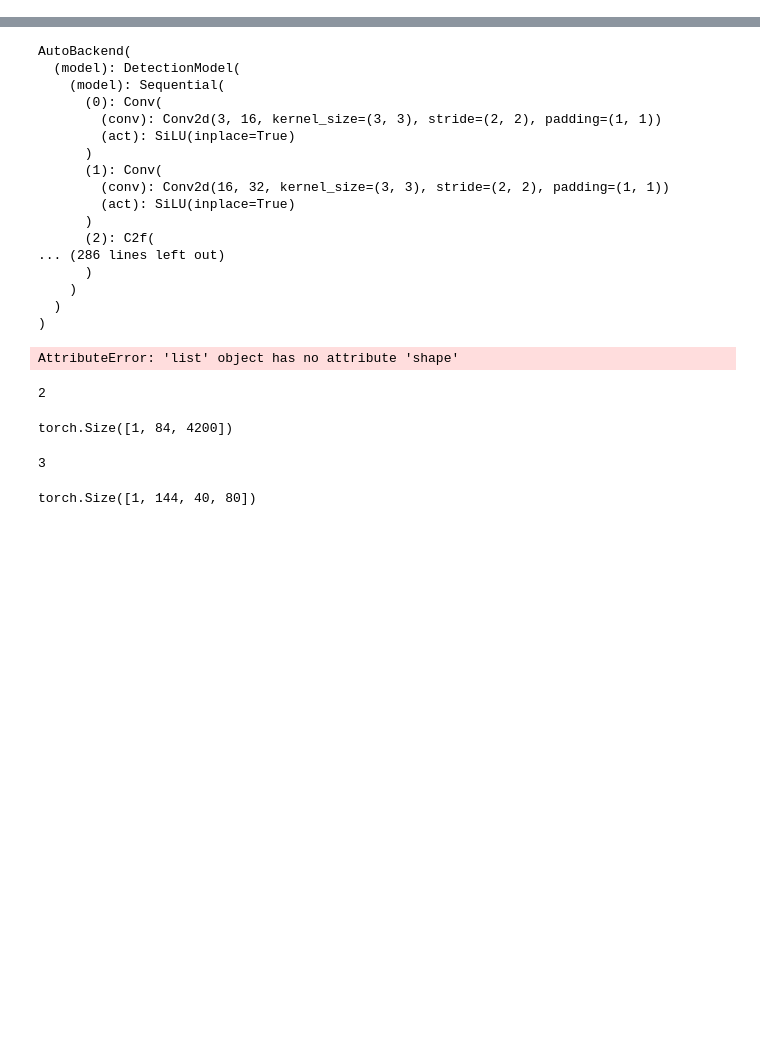
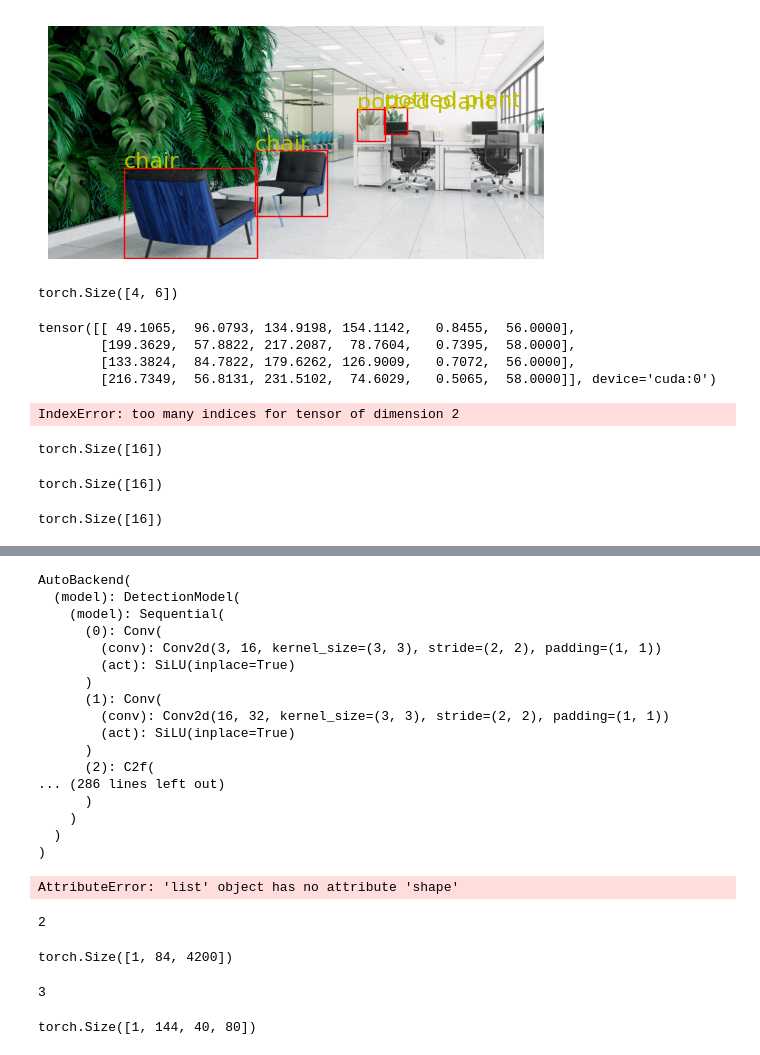
Before and after one commit to Jumabek/luqmon_tracking, a Jupyter notebook: examples/notebook.ipynb, the cells around one changed output, grey strips where cells are left out. Cells and saved outputs as stored; diff of their text form; code cells hidden in the pictures; blank space fills up the shorter version.

```diff
--- a/examples/notebook.ipynb
+++ b/examples/notebook.ipynb
@@ -89,8 +87,13 @@ args = vars(opt)
 # %%
+
+from ultralytics import yolo
+args = {'yolo_model': 'yolov8n', 'reid_model': Path('/home/juma/code/luqmon_tracking/examples/weights/mobilenetv2_x1_4_dukemtmcreid.pt'), 'tracking_method': 'deepocsort', 'source': '/home/juma/code/luqmon_tracking/examples/aiworkspace.jpg',
+        'imgsz': [640], 'conf': 0.5, 'iou': 0.7, 'device': '', 'show': True, 'save': False, 'classes': None, 'project': '/home/juma/code/luqmon_tracking/runs/track', 'name': 'exp', 'exist_ok': False, 'half': False, 'vid_stride': 1, 'hide_label': False, 'hide_conf': False, 'save_txt': False, 'save_id_crops': False, 'save_mot': False}
+
 model = YOLO(args['yolo_model'] if 'v8' in str(
     args['yolo_model']) else 'yolov8n')
 overrides = model.overrides.copy()
-model.predictor = TASK_MAP[model.task][3](
+model.predictor = yolo.v8.detect.DetectionPredictor(
     overrides=overrides, _callbacks=model.callbacks)
 
 # extract task predictor
@@ -147,5 +150,10 @@ for frame_idx, batch in enumerate(predictor.dataset):
 
     # Inference
     with predictor.profilers[1]:
-        preds = model(im, im0s)
+        preds = model(im, im0s)  # MODIFIED to return FeatureMap
+
+    # Postprocess moved to MultiYolo
+    with predictor.profilers[2]:
+        predictor.results = model.postprocess(
+            path, preds, im, im0s, predictor)  # MODIFIED to return FeatureMapBBoxes
 # %% [output]
@@ -188,0 +178,65 @@ last layer type
+# %%
+# Define the bounding box coordinates
+import matplotlib.patches as patches
+
+# Create a figure and axes
+fig, ax = plt.subplots(1)
+ax.imshow(im0s[0])
+
+boxes = [[392.85, 728.63, 1079.4, 1192.9],
+         [1594.9, 423.06, 1737.7, 590.08],
+         [1067.1, 638.26, 1437.0, 975.21],
+         [1733.9, 414.50, 1852.1, 556.82]]
+class_ids = [56, 58, 56, 58]
+class_labels = [predictor.results[0].names[i] for i in class_ids]
+
+# Plot the bounding boxes with class labels
+for box, label in zip(boxes, class_labels):
+    x_min, y_min, x_max, y_max = box[:4]
+    width = x_max - x_min
+    height = y_max - y_min
+    rect = patches.Rectangle(
+        (x_min, y_min), width, height, linewidth=1, edgecolor='r', facecolor='none')
+    ax.add_patch(rect)
+    ax.text(x_min, y_min, str(label), color='y', fontsize=16)
+
+# Display the image with bounding boxes
+plt.axis('off')
+plt.show()
+# %% [output]
+[figure, added]
+# %%
+
+feature_map_boxes = predictor.results[0].feature_map_boxes[0]
+print(feature_map_boxes.shape)
+feature_map_boxes
+# %% [output]
+torch.Size([4, 6])
+tensor([[ 49.1065,  96.0793, 134.9198, 154.1142,   0.8455,  56.0000],
+        [199.3629,  57.8822, 217.2087,  78.7604,   0.7395,  58.0000],
+        [133.3824,  84.7822, 179.6262, 126.9009,   0.7072,  56.0000],
+        [216.7349,  56.8131, 231.5102,  74.6029,   0.5065,  58.0000]], device='cuda:0')
+# %%
+x_min, y_min, x_max, y_max = 49,  96, 135, 154
+chair1 = feature_map[0, :, y_min:y_max, x_min:x_max].mean(dim=(1, 2))
+chair1.shape
+# %% [output]
+IndexError: too many indices for tensor of dimension 2
+# %%
+x_min, y_min, x_max, y_max = 133,  85, 180, 127
+chair2 = feature_map[0, :, y_min:y_max, x_min:x_max].mean(dim=(1, 2))
+chair2.shape
+# %% [output]
+torch.Size([16])
+# %%
+x_min, y_min, x_max, y_max = 199,  58, 217,  79
+plant1 = feature_map[0, :, y_min:y_max, x_min:x_max].mean(dim=(1, 2))
+plant1.shape
+# %% [output]
+torch.Size([16])
+# %%
+x_min, y_min, x_max, y_max = 217,  57, 232,  75
+plant2 = feature_map[0, :, y_min:y_max, x_min:x_max].mean(dim=(1, 2))
+plant2.shape
+# %% [output]
+torch.Size([16])
```
Also changed, not shown: parts of 11 cells of this notebook, 6 other files.
